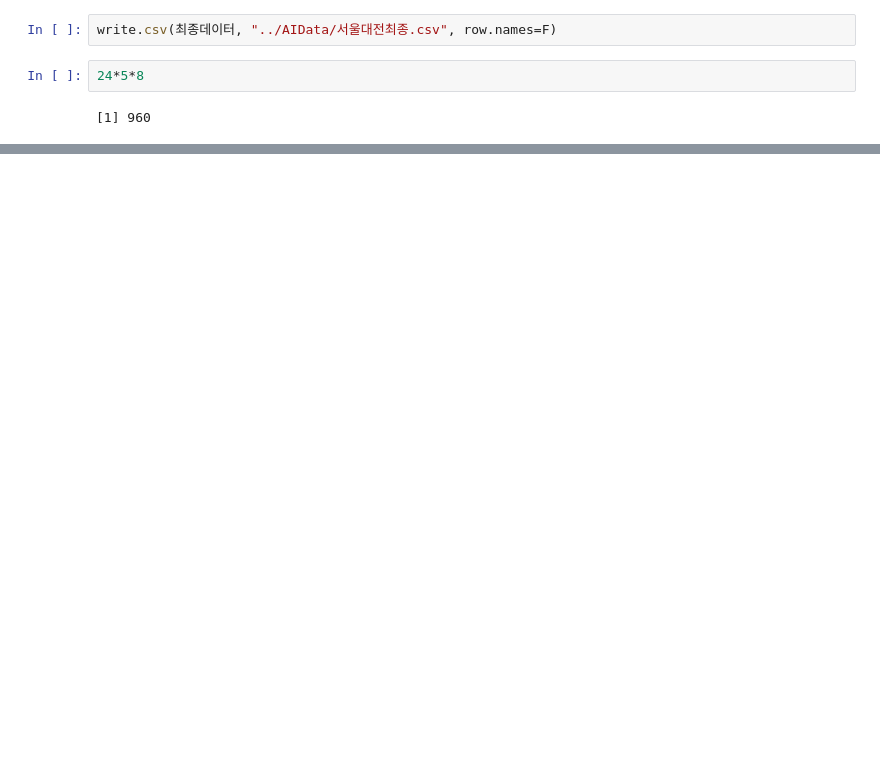
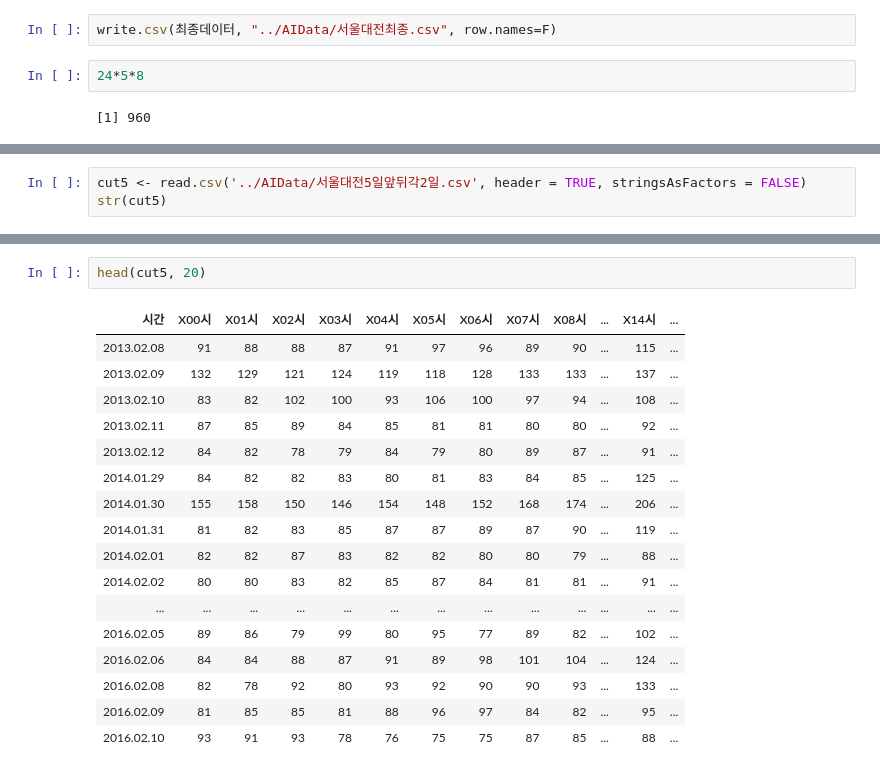
Before and after one commit to monargent0/TJRrrClass, a Jupyter notebook: 교통량.ipynb, the cells around one changed output, grey strips where cells are left out. Saved outputs shown, nothing was run; the diff lists cells and outputs as text; blank space fills up the shorter version.

```diff
--- a/교통량.ipynb
+++ b/교통량.ipynb
@@ -144,0 +128,3 @@ write.csv(최종데이터, "../AIData/서울대전최종.csv", row.names=F)
+# %%
+cut5 <- read.csv('../AIData/서울대전5일앞뒤각2일.csv', header = TRUE, stringsAsFactors = FALSE)
+str(cut5)
@@ -144,0 +149,20 @@ write.csv(최종데이터, "../AIData/서울대전최종.csv", row.names=F)
+# %%
+head(cut5, 20)
+# %% [output]
+| 시간 | X00시 | X01시 | X02시 | X03시 | X04시 | X05시 | X06시 | X07시 | X08시 | ... | X14시 | ... |
+| 2013.02.08 | 91 | 88 | 88 | 87 | 91 | 97 | 96 | 89 | 90 | ... | 115 | ... |
+| 2013.02.09 | 132 | 129 | 121 | 124 | 119 | 118 | 128 | 133 | 133 | ... | 137 | ... |
+| 2013.02.10 | 83 | 82 | 102 | 100 | 93 | 106 | 100 | 97 | 94 | ... | 108 | ... |
+| 2013.02.11 | 87 | 85 | 89 | 84 | 85 | 81 | 81 | 80 | 80 | ... | 92 | ... |
+| 2013.02.12 | 84 | 82 | 78 | 79 | 84 | 79 | 80 | 89 | 87 | ... | 91 | ... |
+| 2014.01.29 | 84 | 82 | 82 | 83 | 80 | 81 | 83 | 84 | 85 | ... | 125 | ... |
+| 2014.01.30 | 155 | 158 | 150 | 146 | 154 | 148 | 152 | 168 | 174 | ... | 206 | ... |
+| 2014.01.31 | 81 | 82 | 83 | 85 | 87 | 87 | 89 | 87 | 90 | ... | 119 | ... |
+| 2014.02.01 | 82 | 82 | 87 | 83 | 82 | 82 | 80 | 80 | 79 | ... | 88 | ... |
+| 2014.02.02 | 80 | 80 | 83 | 82 | 85 | 87 | 84 | 81 | 81 | ... | 91 | ... |
+| ... | ... | ... | ... | ... | ... | ... | ... | ... | ... | ... | ... | ... |
+| 2016.02.05 | 89 | 86 | 79 | 99 | 80 | 95 | 77 | 89 | 82 | ... | 102 | ... |
+| 2016.02.06 | 84 | 84 | 88 | 87 | 91 | 89 | 98 | 101 | 104 | ... | 124 | ... |
+| 2016.02.08 | 82 | 78 | 92 | 80 | 93 | 92 | 90 | 90 | 93 | ... | 133 | ... |
+| 2016.02.09 | 81 | 85 | 85 | 81 | 88 | 96 | 97 | 84 | 82 | ... | 95 | ... |
+| 2016.02.10 | 93 | 91 | 93 | 78 | 76 | 75 | 75 | 87 | 85 | ... | 88 | ... |
```
Also changed, not shown: parts of 16 cells of this notebook.
